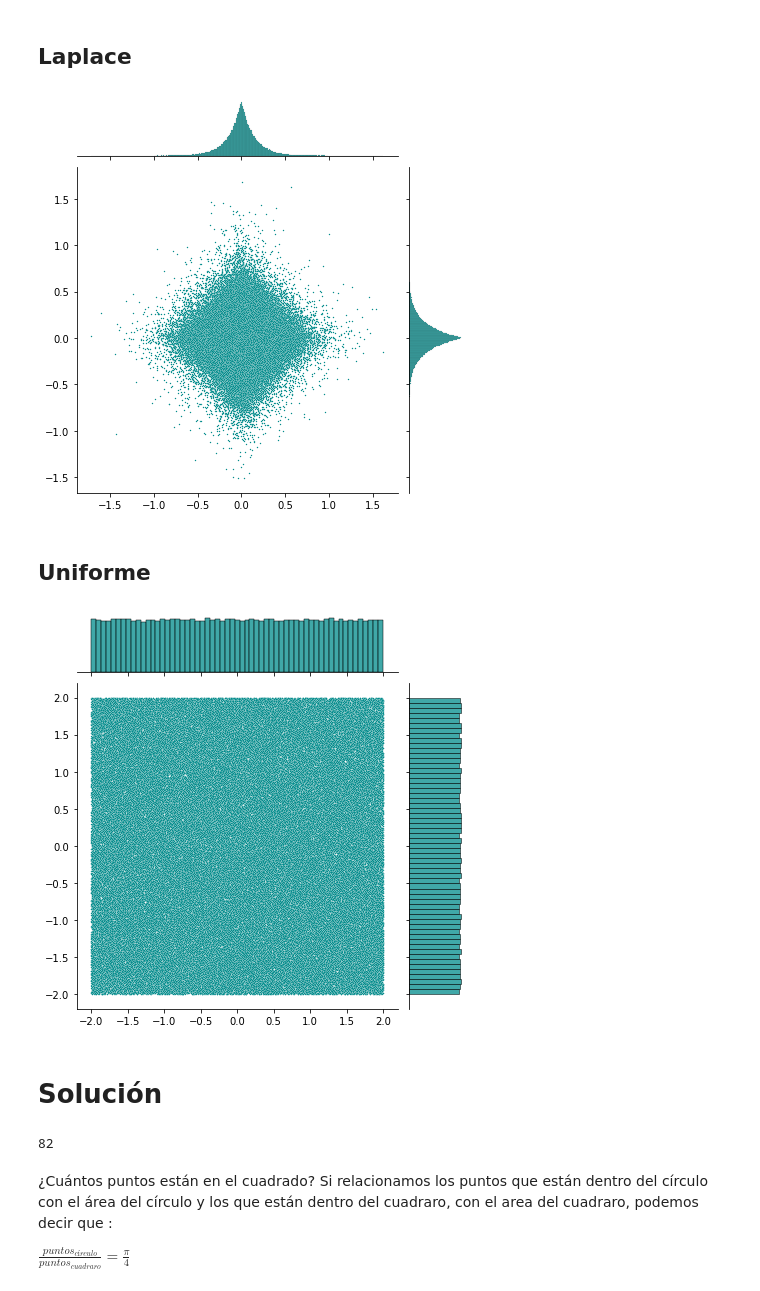
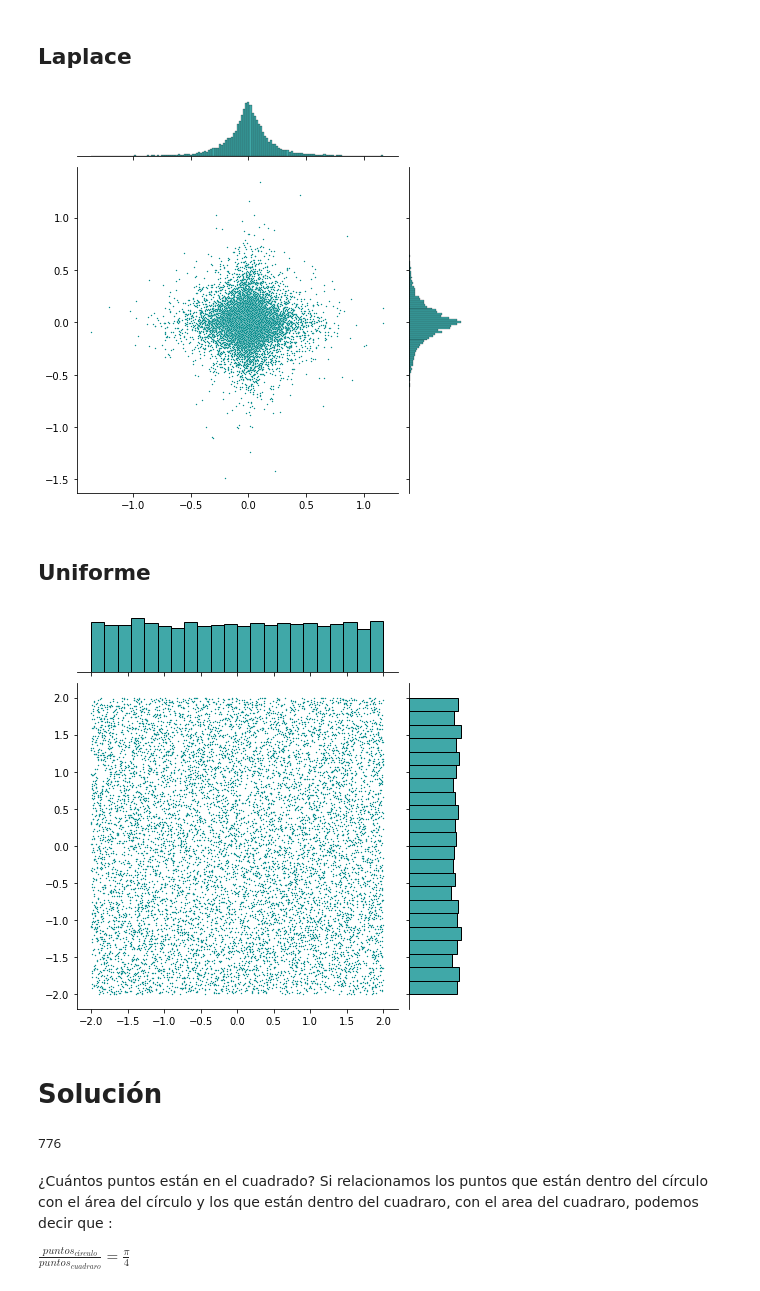
Before and after one commit to AnIsAsPe/Estimacion-probabilidad-conflicto-en-trayectorias-de-vuelos-paralelos, a Jupyter notebook: Notebooks/Estimación_de_pi_con_Montecarlo.ipynb, the cells around one changed output. Drawn from its saved outputs; the diff is of its cells as text; code cells hidden in the pictures.

```diff
--- a/Notebooks/Estimación_de_pi_con_Montecarlo.ipynb
+++ b/Notebooks/Estimación_de_pi_con_Montecarlo.ipynb
@@ -16,6 +16,7 @@ import matplotlib.pyplot as plt
 # %% [markdown]
 ## Gaussiana
 # %%
+n = 10000
 mu, sigma = 0., 1/3
 xs = np.random.normal(mu, sigma, n)
 ys = np.random.normal(mu, sigma, n)
@@ -34,24 +35,23 @@ ys = np.random.laplace(mu, scale, n)
 sns.jointplot(x = xs, y = ys, kind = 'scatter', color = 'darkcyan', s = 2 )
 plt.show()
 # %% [output]
-[figure, old version]
+[figure, new version]
 # %% [markdown]
 ## Uniforme
 # %%
-n = 200000
 a, b = -2., 2.
 xs= np.random.uniform(a, b, n)
 ys= np.random.uniform(a, b, n)
 
 sns.jointplot(x = xs, y= ys, kind = 'scatter', color = 'darkcyan', s = 2 )
 plt.show()
 # %% [output]
-[figure, old version]
+[figure, new version]
 # %% [markdown]
 # Solución
 # %%
 #Generación de las coordenadas aleatorias
-n=100
+n=1000
 a, b = -1., 1.
 xs = np.random.uniform(low=a, high=b, size=n)
 ys = np.random.uniform(low=a, high=b, size=n)
@@ -63,7 +63,7 @@ en_circulo = np.where((np.sqrt(xs**2 + ys**2)<=1), 1, 0)
 puntos_circulo = en_circulo.sum()
 puntos_circulo
 # %% [output]
-82
+776
 # %% [markdown]
 ¿Cuántos puntos están en el cuadrado?
 Si relacionamos los puntos que están dentro del círculo con el área del círculo y los que están dentro del cuadraro, con el area del cuadraro, podemos decir que :
```
Also changed, not shown: parts of 4 cells of this notebook.
